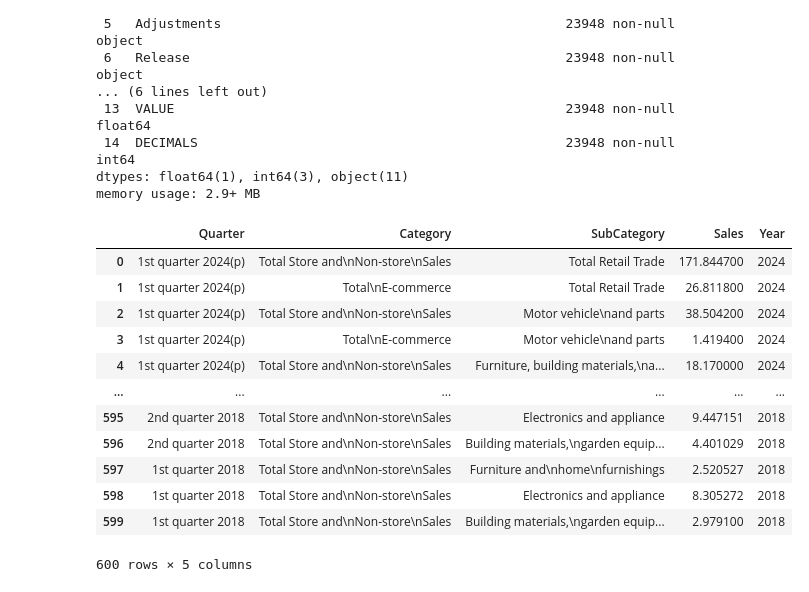
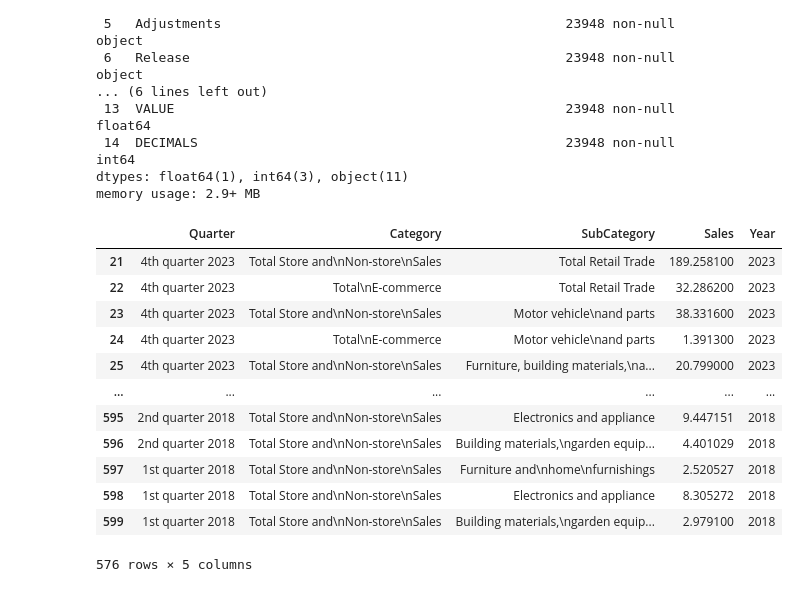
Before and after one commit to migo3000/project_1_online_retail, a Jupyter notebook: data_acquisition.ipynb, the cells around one changed output. Saved outputs shown, nothing was run; the diff lists cells and outputs as text; code cells hidden in the pictures.

```diff
--- a/data_acquisition.ipynb
+++ b/data_acquisition.ipynb
@@ -532,24 +818,25 @@ memory usage: 2.9+ MB
 # %%
 #Create Year Column in US Data:
 
 file_us_df["Year"] = file_us_df["Quarter"].str[12:16]
 file_us_df["Year"] = file_us_df["Year"].astype(int)
 file_us_df["Sales"] = file_us_df["Sales"]/10000
+file_us_df= file_us_df[file_us_df["Year"] != 2024]
 file_us_df
 # %% [output]
 |  | Quarter | Category | SubCategory | Sales | Year |
-| 0 | 1st quarter 2024(p) | Total Store and\nNon-store\nSales | Total Retail Trade | 171.844700 | 2024 |
-| 1 | 1st quarter 2024(p) | Total\nE-commerce | Total Retail Trade | 26.811800 | 2024 |
-| 2 | 1st quarter 2024(p) | Total Store and\nNon-store\nSales | Motor vehicle\nand parts | 38.504200 | 2024 |
-| 3 | 1st quarter 2024(p) | Total\nE-commerce | Motor vehicle\nand parts | 1.419400 | 2024 |
-| 4 | 1st quarter 2024(p) | Total Store and\nNon-store\nSales | Furniture, building materials,\na... | 18.170000 | 2024 |
+| 21 | 4th quarter 2023 | Total Store and\nNon-store\nSales | Total Retail Trade | 189.258100 | 2023 |
+| 22 | 4th quarter 2023 | Total\nE-commerce | Total Retail Trade | 32.286200 | 2023 |
+| 23 | 4th quarter 2023 | Total Store and\nNon-store\nSales | Motor vehicle\nand parts | 38.331600 | 2023 |
+| 24 | 4th quarter 2023 | Total\nE-commerce | Motor vehicle\nand parts | 1.391300 | 2023 |
+| 25 | 4th quarter 2023 | Total Store and\nNon-store\nSales | Furniture, building materials,\na... | 20.799000 | 2023 |
 | ... | ... | ... | ... | ... | ... |
 | 595 | 2nd quarter 2018 | Total Store and\nNon-store\nSales | Electronics and appliance | 9.447151 | 2018 |
 | 596 | 2nd quarter 2018 | Total Store and\nNon-store\nSales | Building materials,\ngarden equip... | 4.401029 | 2018 |
 | 597 | 1st quarter 2018 | Total Store and\nNon-store\nSales | Furniture and\nhome\nfurnishings | 2.520527 | 2018 |
 | 598 | 1st quarter 2018 | Total Store and\nNon-store\nSales | Electronics and appliance | 8.305272 | 2018 |
 | 599 | 1st quarter 2018 | Total Store and\nNon-store\nSales | Building materials,\ngarden equip... | 2.979100 | 2018 |
-600 rows × 5 columns
+576 rows × 5 columns
 # %%
 #Comparison between Retail and Ecommenrce USA:
 
```
Also changed, not shown: parts of 26 cells of this notebook, 4 other files.
